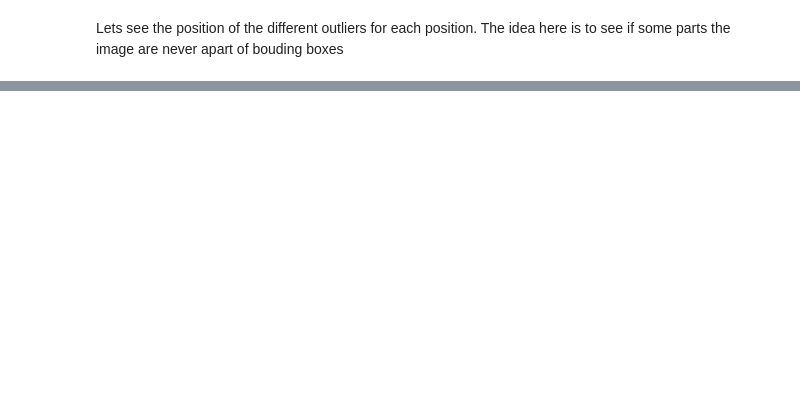
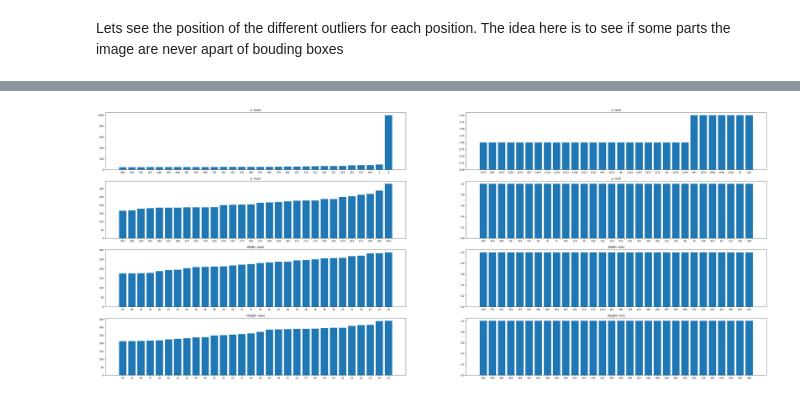
Before and after one commit to adrienloizeau/HOG-Car-Dectector, a Jupyter notebook: data_eda.ipynb, the cells around one changed output, grey strips where cells are left out. Drawn from its saved outputs; the diff is of its cells as text; code cells hidden in the pictures; blank space fills up the shorter version.

```diff
--- a/data_eda.ipynb
+++ b/data_eda.ipynb
@@ -194,0 +153,20 @@ TypeError: ufunc 'divide' not supported for the input types, and the inputs coul
+# %%
+# sort the x
+x_df  = df_gt_data_info["x"].value_counts()
+x_df.index= x_df.index.astype(int)
+x_df= x_df.sort_values()
+
+# sort the y
+y_df  = df_gt_data_info["y"].value_counts()
+y_df.index= y_df.index.astype(int)
+y_df= y_df.sort_values()
+
+# sort the w
+w_df  = df_gt_data_info["w"].value_counts()
+w_df.index= w_df.index.astype(int)
+w_df= w_df.sort_values()
+
+# sort the h
+h_df  = df_gt_data_info["h"].value_counts()
+h_df.index= h_df.index.astype(int)
+h_df= h_df.sort_values()
@@ -194,0 +214,22 @@ TypeError: ufunc 'divide' not supported for the input types, and the inputs coul
+# %%
+fig, ax = plt.subplots(4,2,figsize=(50,20))
+ax[0][0].bar(x_df.index.values[-30:].astype(str),x_df.values[-30:])
+ax[0][1].bar(x_df.index.values[:30].astype(str), x_df.values[:30])
+ax[1][0].bar(y_df.index.values[-30:].astype(str),y_df.values[-30:])
+ax[1][1].bar(y_df.index.values[:30].astype(str), y_df.values[:30])
+ax[2][0].bar(w_df.index.values[-30:].astype(str),w_df.values[-30:])
+ax[2][1].bar(w_df.index.values[:30].astype(str), w_df.values[:30])
+ax[3][0].bar(h_df.index.values[-30:].astype(str),h_df.values[-30:])
+ax[3][1].bar(h_df.index.values[:30].astype(str), h_df.values[:30])
+
+ax[0][0].set_title("x: maxi")
+ax[0][1].set_title("x: mini")
+ax[1][0].set_title("y: maxi")
+ax[1][1].set_title("y: mini")
+ax[2][0].set_title("Width: maxi")
+ax[2][1].set_title("Width: mini")
+ax[3][0].set_title("Height: maxi")
+ax[3][1].set_title("Height: mini")
+plt.show()
+# %% [output]
+[figure, added]
```
Also changed, not shown: parts of 10 cells of this notebook, 7 other files.
